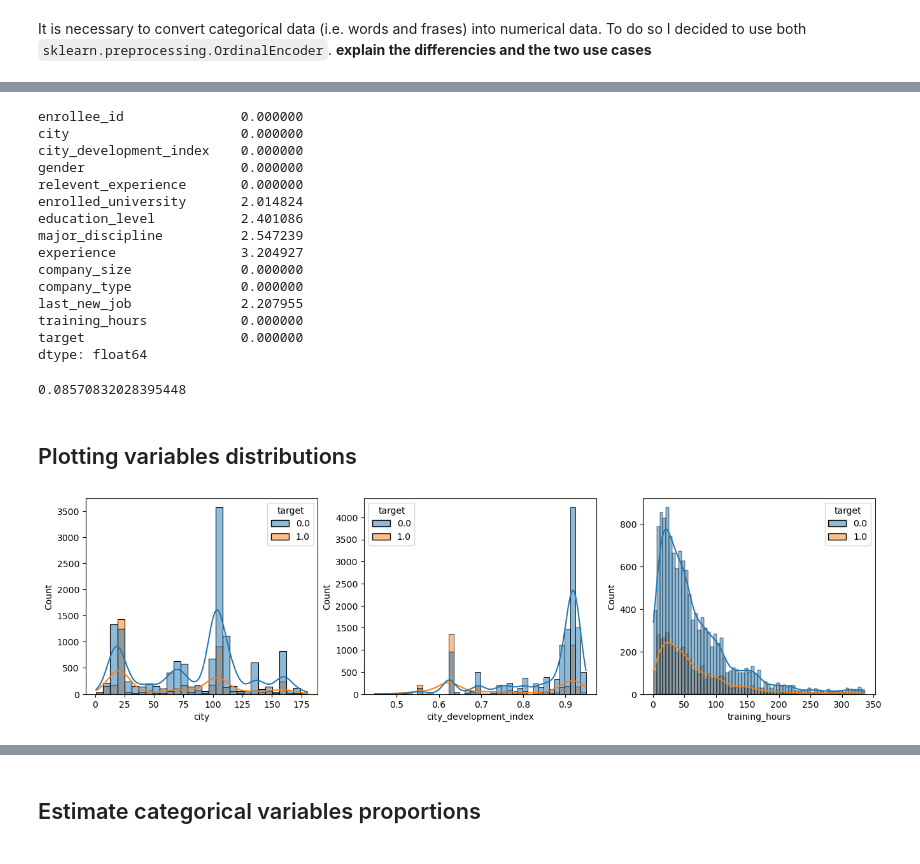
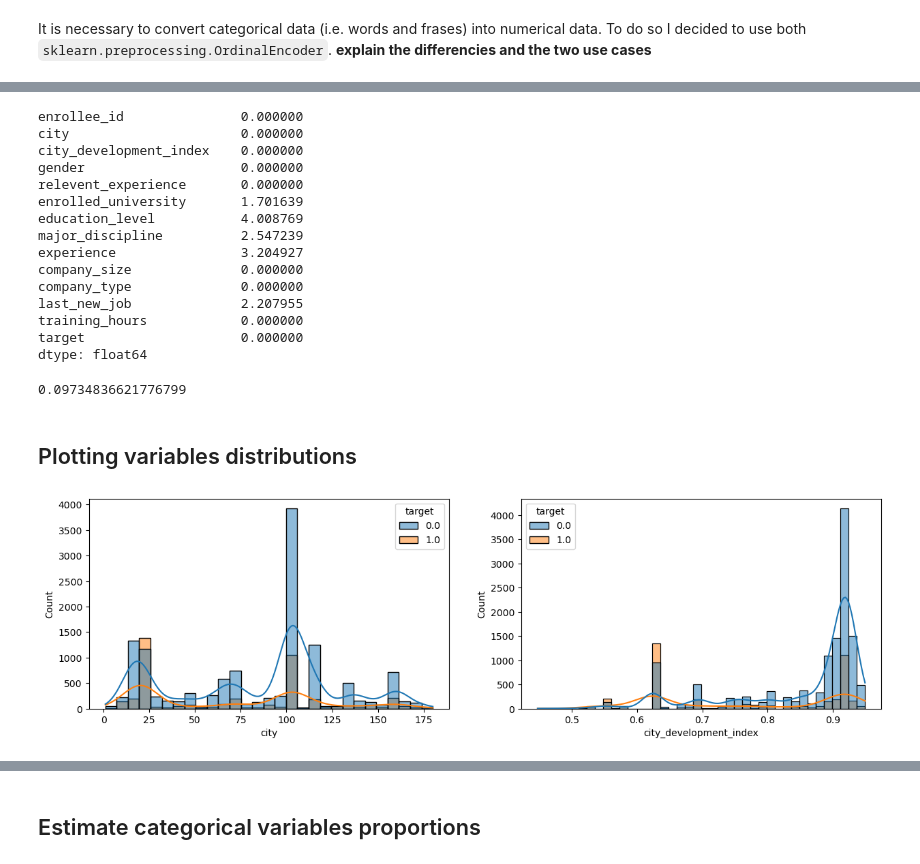
Before and after one commit to teob97/xtream-ai-assignment, a Jupyter notebook: challenge_1.ipynb, the cells around one changed output, grey strips where cells are left out. Drawn from its saved outputs; the diff is of its cells as text; code cells hidden in the pictures.

Commit message:
Changed data preprocessing and printed all of the percentages

```diff
--- a/challenge_1.ipynb
+++ b/challenge_1.ipynb
@@ -118,11 +130,29 @@ last_new_job_labels = ['never','1','2','3','4','>4']
 # %%
-def data_encoding(df_raw:pd.DataFrame):
+def data_preprocessing(df_raw:pd.DataFrame):
     df = df_raw.copy()
 
     df['city'] = df['city'].str.split('_').str[1].astype('float')
 
+    df['major_discipline'] = ['No Major'
+                              if (pd.isnull(i) and (df['education_level'][index]=='Primary School' or df['education_level'][index]=='High School'))
+                              else i
+                              for index, i in enumerate(df['major_discipline'])]
+
+    df['enrolled_university'] = ['no_enrollment'
+                                 if (pd.isnull(i) and df['major_discipline'][index]=='No Major')
+                                 else i
+                                 for index, i in enumerate(df['enrolled_university'])]
+
+    df['company_type'] = ['None' if (pd.isnull(i) and df['last_new_job'][index]=='never') else i for index, i in enumerate(df['company_type'])]
+    df['company_type'] = df['company_type'].fillna('Not given')
+
+    df['company_size'] = ['None' if (pd.isnull(i) and df['last_new_job'][index]=='never') else i for index, i in enumerate(df['company_size'])]
+    df['company_size'] = df['company_size'].fillna('Not given')
+
+    df['gender'] = df['gender'].fillna('Not given')
+
     df['education_level'] = OrdinalEncoder(
-        categories = [['Primary School', 'High School', 'Graduate', 'Masters', 'Phd']],
+        categories = [['No Major' 'Primary School', 'High School', 'Graduate', 'Masters', 'Phd']],
         handle_unknown = 'use_encoded_value',
         unknown_value = np.nan,
     ).fit_transform(df[['education_level']])
@@ -134,10 +164,10 @@ def data_encoding(df_raw:pd.DataFrame):
     ).fit_transform(df[['experience']])
 
     df['company_size'] = OrdinalEncoder(
-        categories = [['<10', '10/49', '50-99', '100-500', '500-999', '1000-4999', '5000-9999', '10000+']],
+        categories = [['Not given', 'None', '<10', '10/49', '50-99', '100-500', '500-999', '1000-4999', '5000-9999', '10000+']],
         handle_unknown = 'use_encoded_value',
         unknown_value = np.nan,
-    ).fit_transform(df[['company_size']])
+       ).fit_transform(df[['company_size']])
 
     df['last_new_job'] = OrdinalEncoder(
         categories = [['never','1','2','3','4','>4']],
@@ -149,8 +179,8 @@ def data_encoding(df_raw:pd.DataFrame):
 
     return df
 # %%
-data_encoded = data_encoding(data_raw)
-data_encoded.head()
+data = data_preprocessing(data_raw)
+data.head()
 # %% [output]
 |  | enrollee_id | city | city_development_index | gender | relevent_experience | enrolled_university | ... |
 | 0 | 8949 | 103.0 | 0.920 | Male | True | no_enrollment | ... |
@@ -186,5 +191,4 @@ def data_preprocessing(df_raw:pd.DataFrame):
 # %%
-data = data_preprocessing(data_encoded)
 data.isna().sum()/len(data_raw)*100
 # %% [output]
 enrollee_id               0.000000
@@ -192,8 +196,8 @@ city                      0.000000
 city_development_index    0.000000
 gender                    0.000000
 relevent_experience       0.000000
-enrolled_university       2.014824
-education_level           2.401086
+enrolled_university       1.701639
+education_level           4.008769
 major_discipline          2.547239
 experience                3.204927
 company_size              0.000000
@@ -205,16 +209,15 @@ dtype: float64
 # %%
 1 - (len(data.dropna())/len(data_raw))
 # %% [output]
-0.08570832028395448
+0.09734836621776799
 # %%
 data = data.dropna()
 # %% [markdown]
 ## Plotting variables distributions
 # %%
-_, axs = plt.subplots(1,3, figsize=(16,4))
+_, axs = plt.subplots(1,2, figsize=(15,4))
 sns.histplot(data=data, x='city', hue='target',kde=True, ax = axs[0])
 sns.histplot(data=data, x='city_development_index', hue='target',kde=True, ax = axs[1])
-sns.histplot(data=data, x='training_hours', hue='target',kde=True, ax = axs[2])
 plt.show()
 # %% [output]
-[figure, old version]
+[figure, new version]
```
Also changed, not shown: parts of 17 cells of this notebook.
